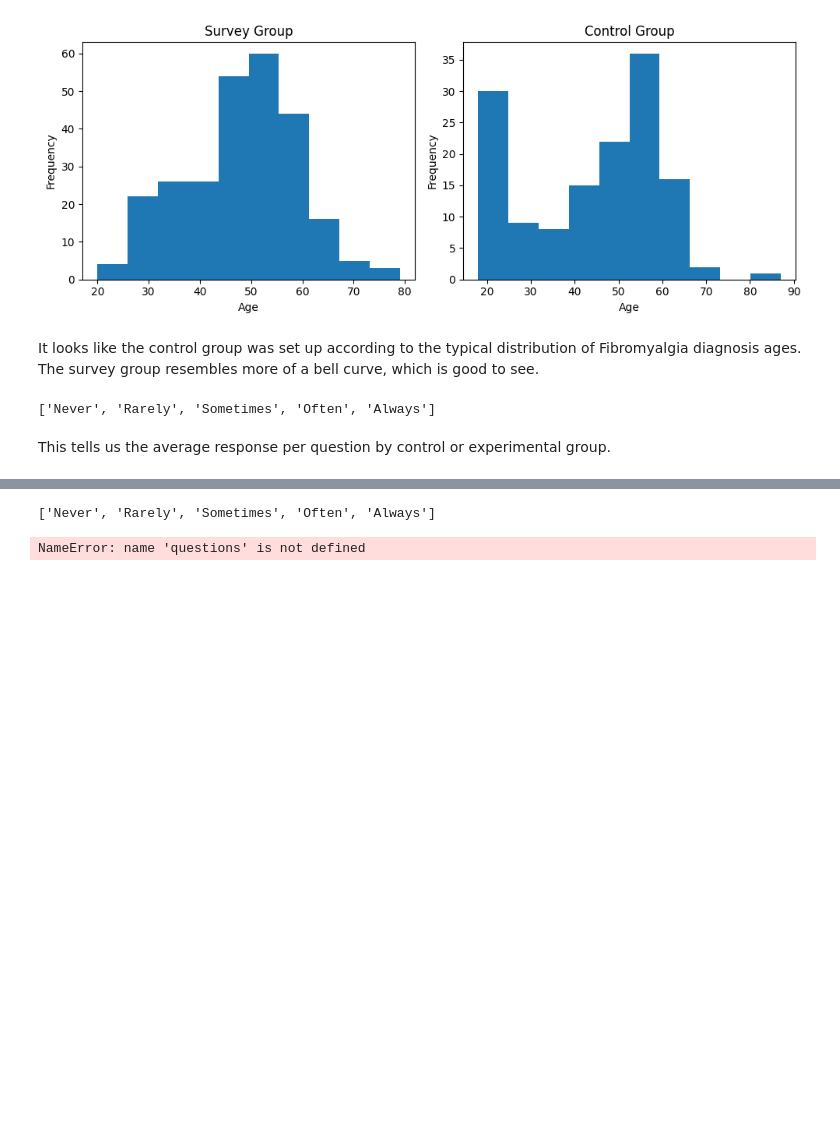
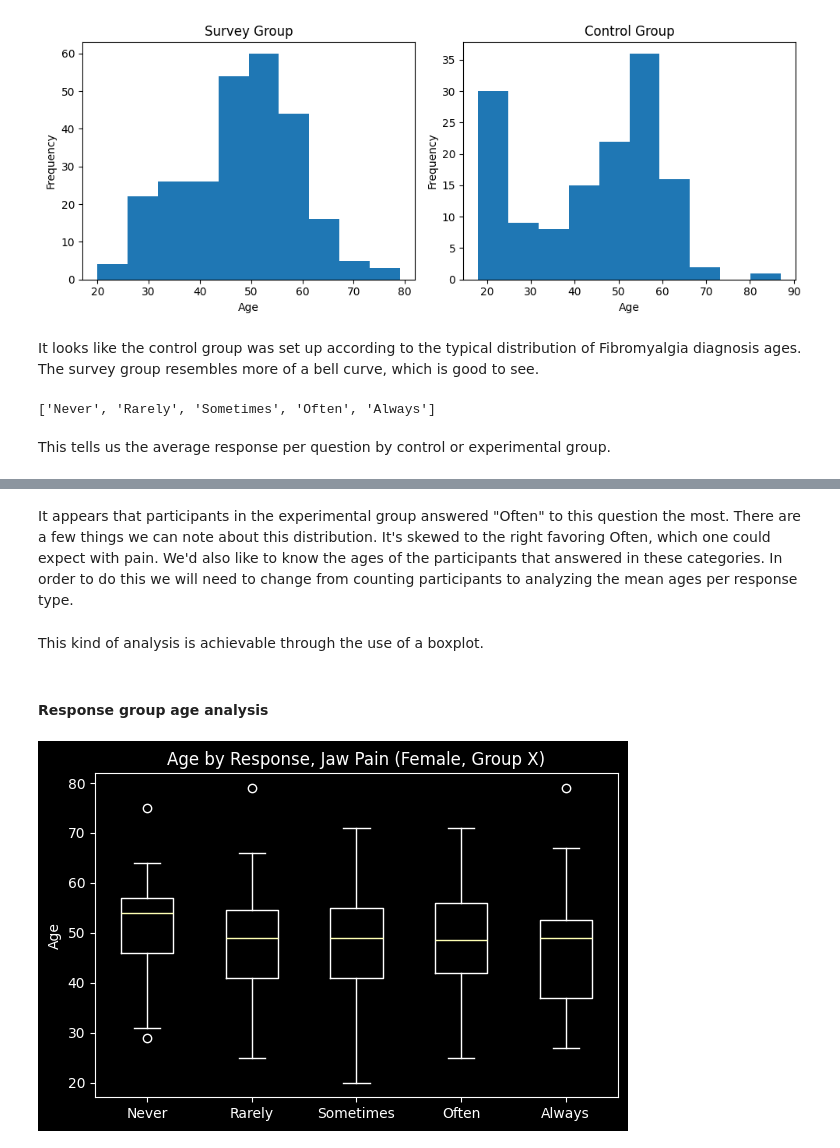
Before and after one commit to itstaylorham/Fibro-Analysis, a Jupyter notebook: FibroAnalysis.ipynb, the cells around one changed output, grey strips where cells are left out. Cells and saved outputs as stored; diff of their text form; code cells hidden in the pictures; blank space fills up the shorter version.

Commit message:
project on hold
median age of all responses and response types are 50, which immediately disproves the original hypothesis

```diff
--- a/FibroAnalysis.ipynb
+++ b/FibroAnalysis.ipynb
@@ -72,4 +80,15 @@ Now let's show what percentage of female experimental responses experience jaw p
 # %%
 # Using pandas groupby function
 
-# Filtering for group=1 and sex=1, then grouping by CSI
+# Get all control females
+all_fibro = csi_responses[
+    (csi_responses['group'] == 1) &
+    (csi_responses['sex'] == 1)
+]
+
+# Groupby CSI20 and get counts in one step
+pain_counts = all_fibro.groupby('CSI20')['ID'].count()
+counts = [pain_counts.get(i, 0) for i in range(5)]
+
+# If ever individual dataframes are needed, us this.
+# pain_groups = {f'csi20_{i}': group for i, group in all_fibro.groupby('CSI20')}
@@ -76,15 +97,21 @@ Now let's show what percentage of female experimental responses experience jaw p
 # %%
-labels = ['Never', 'Rarely', 'Sometimes', 'Often', 'Always']
+labels = csi_keys['option'].tolist()
 colors = ['#f7cac9', '#92a8d1', '#f9e79f', '#f5b041', '#d35400']
 
 plt.style.use('dark_background')
 
-fig, ax = plt.subplots(figsize=(6, 4))
+# Setting the figure size
+fig, ax = plt.subplots(figsize=(6, 4)) # width of 6 in, height of 4
+
+# - Set labels and colors to above definitions
+# - Counts as defined in the previous block
 ax.bar(labels, counts, color=colors)
 ax.set_ylabel('Count')
 ax.set_title('Fibro Jaw Pain (Female, Group X)')
 ax.grid(True, color='gray', linestyle='--', linewidth=0.5, axis='y', alpha=0.7)
 plt.tight_layout()
 plt.show()
+
+labels
 # %% [output]
 [figure]
@@ -134,13 +118,0 @@ counts = [
-# %%
-labels = ['Never', 'Rarely', 'Sometimes', 'Often', 'Always']
-colors = ['#f7cac9', '#92a8d1', '#f9e79f', '#f5b041', '#d35400']
-
-plt.style.use('dark_background')
-
-fig, ax = plt.subplots(figsize=(6, 4))
-ax.bar(labels, counts, color=colors)
-ax.set_ylabel('Count')
-ax.set_title('Fibro Jaw Pain (Male, Group Y)')
-ax.grid(True, color='gray', linestyle='--', linewidth=0.5, axis='y', alpha=0.7)
-plt.tight_layout()
-plt.show()
@@ -151,14 +119,17 @@ Fields that include CSI and SQPQ represent answers to questions from the Central
-# %%
-categories = csi_keys.values.flatten().tolist()
-categories
-# %% [output]
-['Never', 'Rarely', 'Sometimes', 'Often', 'Always']
-# %%
-melted = csi_responses.melt(
-    id_vars=csi_responses.columns.difference(questions),
-    value_vars=questions,
-    var_name="question",
-    value_name="response"
-)
-# %% [output]
-NameError: name 'questions' is not defined
+# %% [markdown]
+It appears that participants in the experimental group answered "Often" to this question the most. There are a few things we can note about this distribution. It's skewed to the right favoring Often, which one could expect with pain. We'd also like to know the ages of the participants that answered in these categories. In order to do this we will need to change from counting participants to analyzing the mean ages per response type.
+# %% [markdown]
+This kind of analysis is achievable through the use of a boxplot.
+# %% [markdown]
+#### Response group age analysis
+# %%
+age_data = [all_fibro[all_fibro['CSI20'] == i]['age'].dropna() for i in range(5)]
+
+fig, ax = plt.subplots(figsize=(6, 4))
+ax.boxplot(age_data, labels=labels)
+ax.set_ylabel('Age')
+ax.set_title('Age by Response, Jaw Pain (Female, Group X)')
+plt.tight_layout()
+plt.show()
+# %% [output]
+[figure, added]
```
Also changed, not shown: parts of 20 cells of this notebook, 2 other files.
